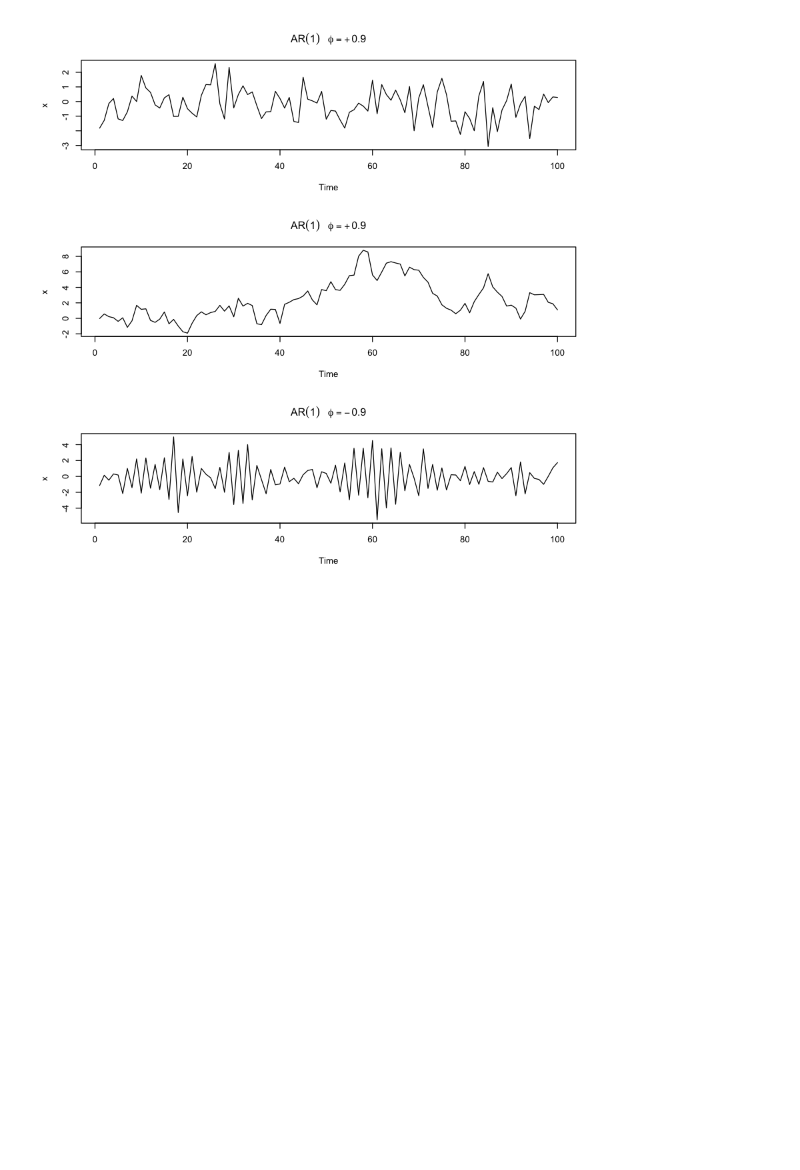
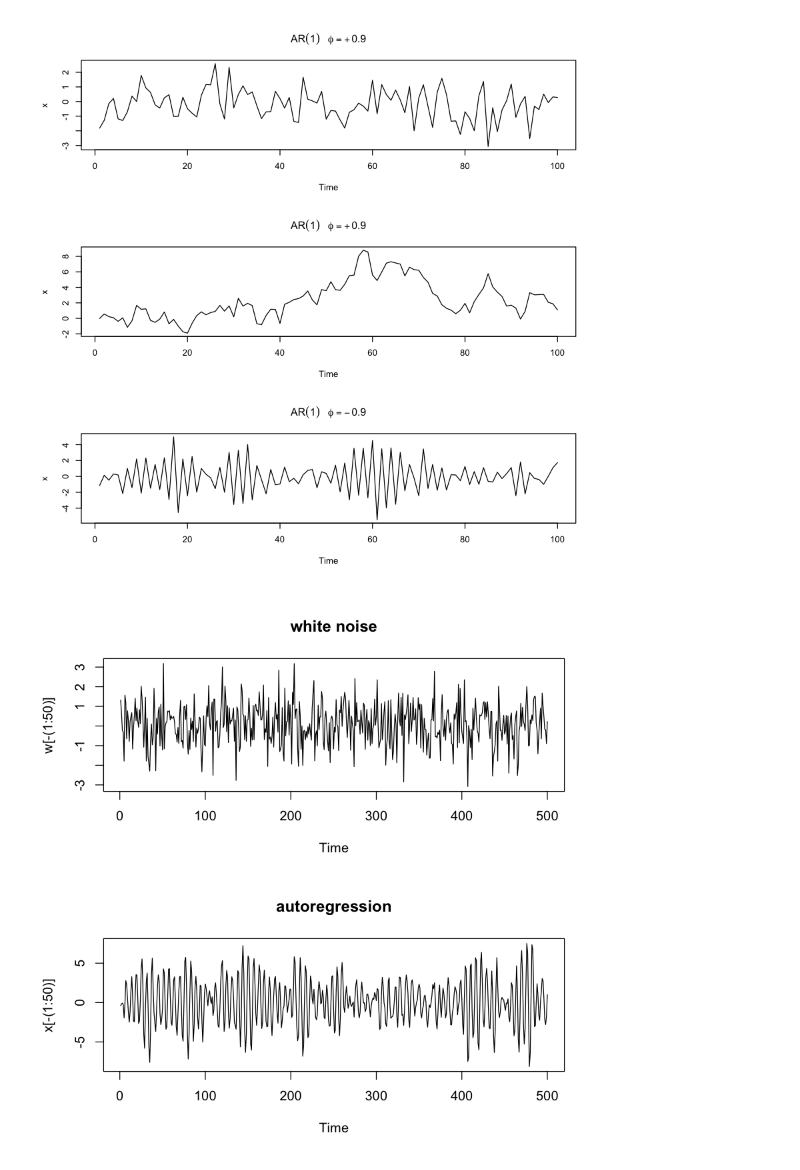
Before and after one commit to williewheeler/time-series-demos, a Jupyter notebook: autoregressive-models.ipynb, the cells around one changed output. Cells and saved outputs as stored; diff of their text form; code cells hidden in the pictures; blank space fills up the shorter version.

```diff
--- a/autoregressive-models.ipynb
+++ b/autoregressive-models.ipynb
@@ -7,3 +7,19 @@ plot(arima.sim(list(order=c(1,0,0), ar=.9), n=100), ylab="x", main=(expression(A
 plot(arima.sim(list(order=c(1,0,0), ar=-.9), n=100), ylab="x", main=(expression(AR(1)~~~phi==-.9)))
 # %% [output]
 [figure]
+# %%
+set.seed(819)
+
+# 50 extra to avoid startup problems
+w <- rnorm(550, 0, 1)
+
+# AR filter
+# Just forcing the AR coefficients here, rather than fitting the model to the data.
+x <- filter(w, filter=c(1.0, -0.9), method="recursive")
+
+# The [-(1:50)] removes the first 50 values from the series.
+par(mfrow=c(2, 1))
+plot.ts(w[-(1:50)], main="white noise")
+plot.ts(x[-(1:50)], main="autoregression")
+# %% [output]
+[figure, added]
```
Also changed, not shown: parts of 1 cell of this notebook, 1 other file.
